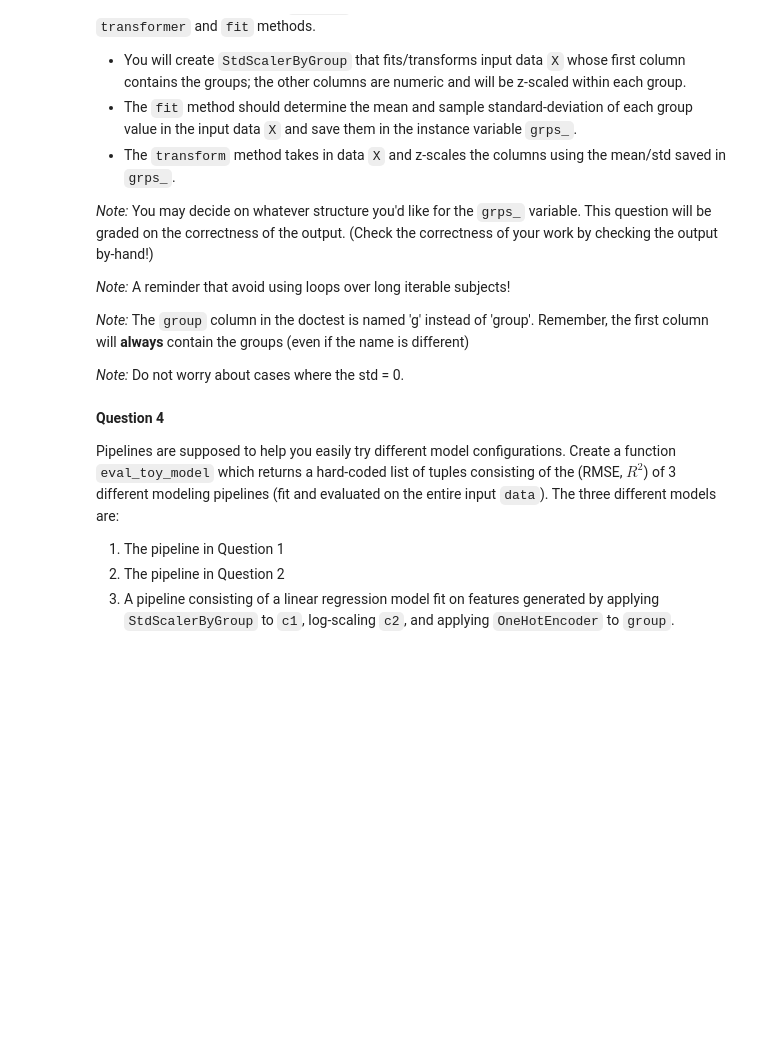
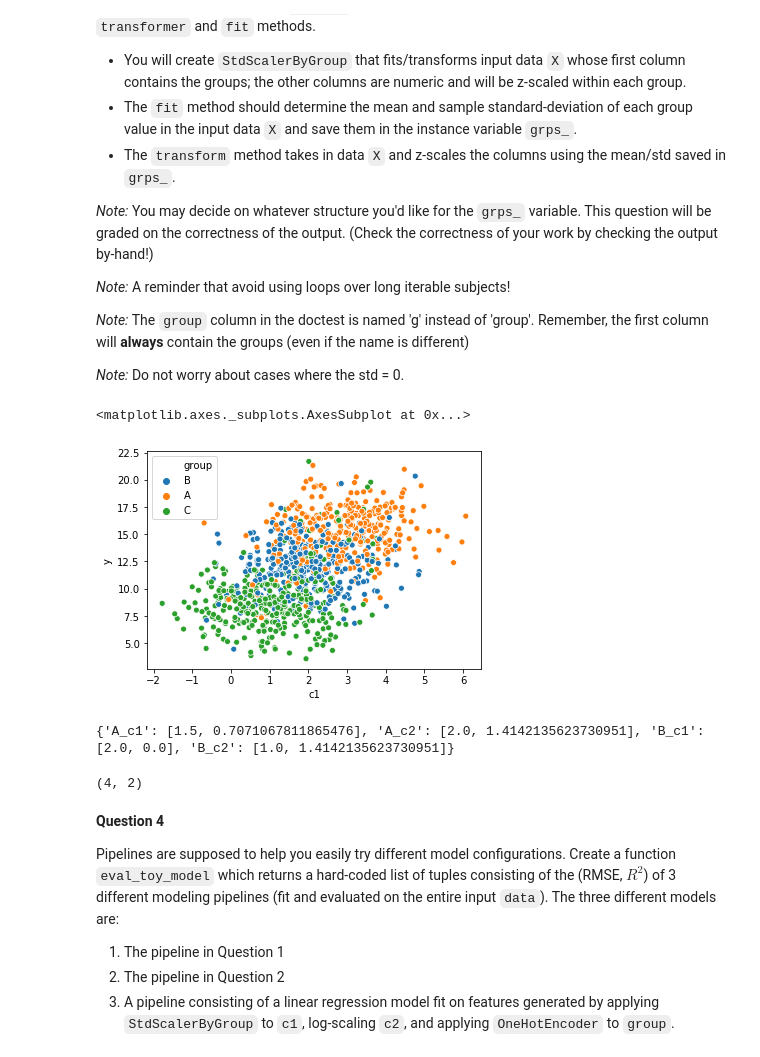
Before and after one commit to harbor-s/dsc80-sp20, a Jupyter notebook: labs/lab09/lab09.ipynb, the cells around one changed output. Cells and saved outputs as stored; diff of their text form; code cells hidden in the pictures; blank space fills up the shorter version.

```diff
--- a/labs/lab09/lab09.ipynb
+++ b/labs/lab09/lab09.ipynb
@@ -98,6 +196,27 @@ In this question, you will `z-scale` both `c1` and `c2` *within* each group `A,B
 *Note:* The `group` column in the doctest is named 'g' instead of 'group'. Remember, the first column will **always** contain the groups (even if the name is different)
 
 *Note:* Do not worry about cases where the std = 0.
+# %%
+sns.scatterplot(data.c1,data.y,hue=data.group)
+# %% [output]
+<matplotlib.axes._subplots.AxesSubplot at 0x...>
+[figure, added]
+# %%
+cols = {'g': ['A', 'A', 'B', 'B'], 'c1': [1, 2, 2, 2], 'c2': [3, 1, 2, 0]}
+X = pd.DataFrame(cols)
+
+g = X.columns[0]
+
+
+for gp in X[g].unique():
+    gp_df = (X[X[g] == gp])
+    for col in X.columns[1:]:
+        ms = lab.StdScalerByGroup().fit(X).grps_[f'{gp}_{col}']
+print(lab.StdScalerByGroup().fit(X).grps_)
+lab.StdScalerByGroup().fit(X).transform(X).shape
+# %% [output]
+{'A_c1': [1.5, 0.7071067811865476], 'A_c2': [2.0, 1.4142135623730951], 'B_c1': [2.0, 0.0], 'B_c2': [1.0, 1.4142135623730951]}
+(4, 2)
 # %% [markdown]
 **Question 4**
 
```
Also changed, not shown: parts of 17 cells of this notebook, 2 other files.
